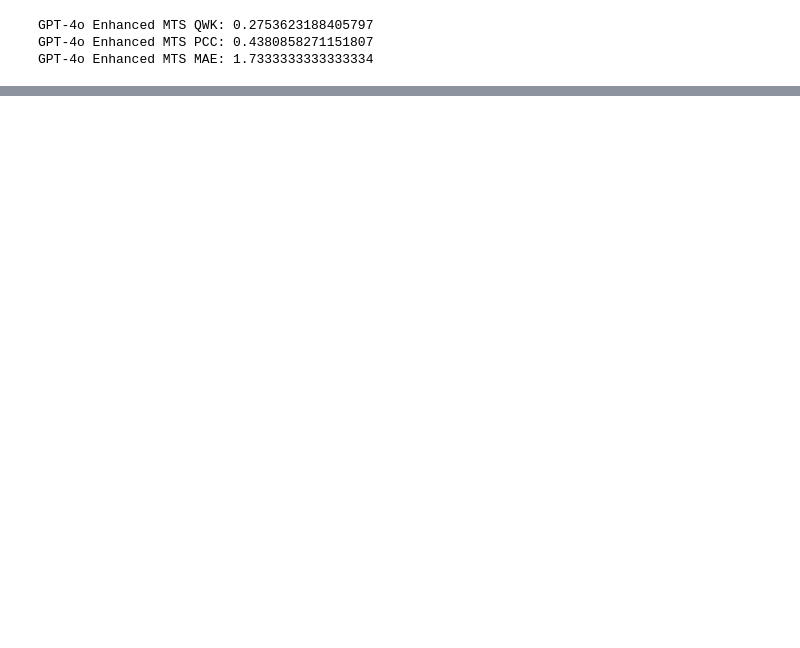
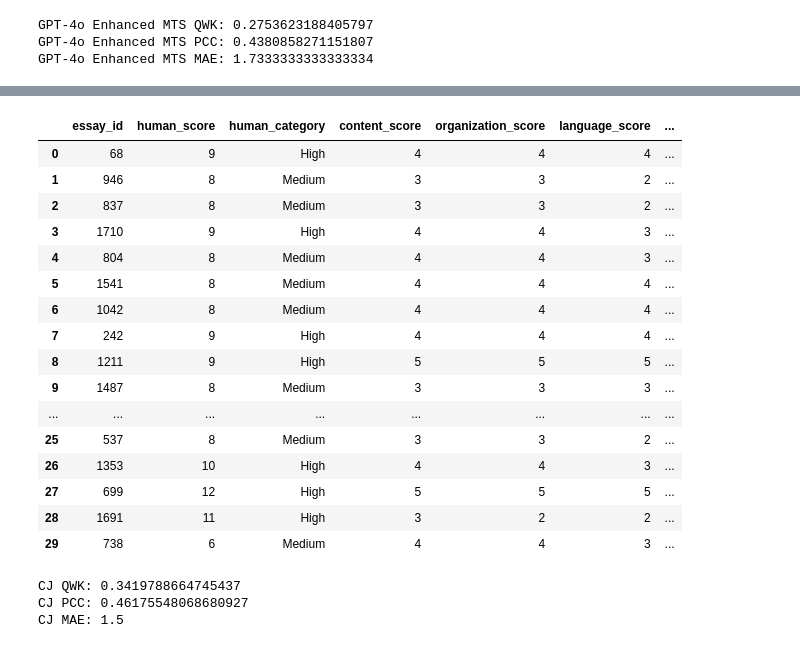
Before and after one commit to MalakSalehh/Thesis-datasets, a Jupyter notebook: GPT4o.ipynb, the cells around one changed output, grey strips where cells are left out. Saved outputs shown, nothing was run; the diff lists cells and outputs as text; code cells hidden in the pictures; blank space fills up the shorter version.

```diff
--- a/GPT4o.ipynb
+++ b/GPT4o.ipynb
@@ -422,0 +544,58 @@ GPT-4o Enhanced MTS MAE: 1.7333333333333334
+# %%
+results_df = pd.DataFrame(results)
+
+results_df[[
+    "essay_id",
+    "human_score",
+    "human_category",
+    "content_score",
+    "organization_score",
+    "language_score",
+    "predicted_score",
+    "predicted_category"
+]]
+# %% [output]
+|  | essay_id | human_score | human_category | content_score | organization_score | language_score | ... |
+| 0 | 68 | 9 | High | 4 | 4 | 4 | ... |
+| 1 | 946 | 8 | Medium | 3 | 3 | 2 | ... |
+| 2 | 837 | 8 | Medium | 3 | 3 | 2 | ... |
+| 3 | 1710 | 9 | High | 4 | 4 | 3 | ... |
+| 4 | 804 | 8 | Medium | 4 | 4 | 3 | ... |
+| 5 | 1541 | 8 | Medium | 4 | 4 | 4 | ... |
+| 6 | 1042 | 8 | Medium | 4 | 4 | 4 | ... |
+| 7 | 242 | 9 | High | 4 | 4 | 4 | ... |
+| 8 | 1211 | 9 | High | 5 | 5 | 5 | ... |
+| 9 | 1487 | 8 | Medium | 3 | 3 | 3 | ... |
+| ... | ... | ... | ... | ... | ... | ... | ... |
+| 25 | 537 | 8 | Medium | 3 | 3 | 2 | ... |
+| 26 | 1353 | 10 | High | 4 | 4 | 3 | ... |
+| 27 | 699 | 12 | High | 5 | 5 | 5 | ... |
+| 28 | 1691 | 11 | High | 3 | 2 | 2 | ... |
+| 29 | 738 | 6 | Medium | 4 | 4 | 3 | ... |
+# %%
+clean_df = results_df.dropna(subset=["predicted_score"])
+
+qwk = cohen_kappa_score(
+    clean_df["human_score"],
+    clean_df["predicted_score"],
+    weights="quadratic",
+    labels=list(range(2, 13))
+)
+
+pcc, _ = pearsonr(
+    clean_df["human_score"],
+    clean_df["predicted_score"]
+)
+
+mae = mean_absolute_error(
+    clean_df["human_score"],
+    clean_df["predicted_score"]
+)
+
+print("CJ QWK:", qwk)
+print("CJ PCC:", pcc)
+print("CJ MAE:", mae)
+# %% [output]
+CJ QWK: 0.3419788664745437
+CJ PCC: 0.46175548068680927
+CJ MAE: 1.5
```
Also changed, not shown: parts of 12 cells of this notebook.
